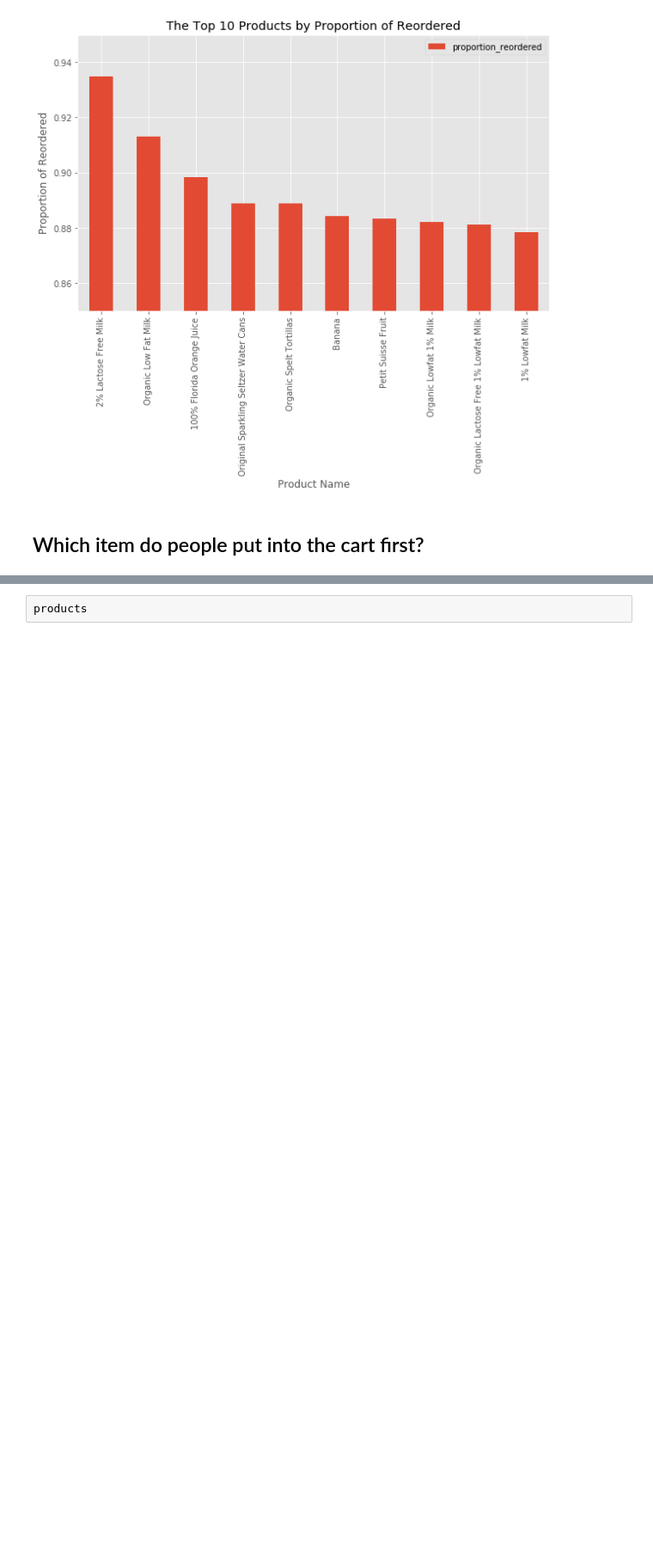
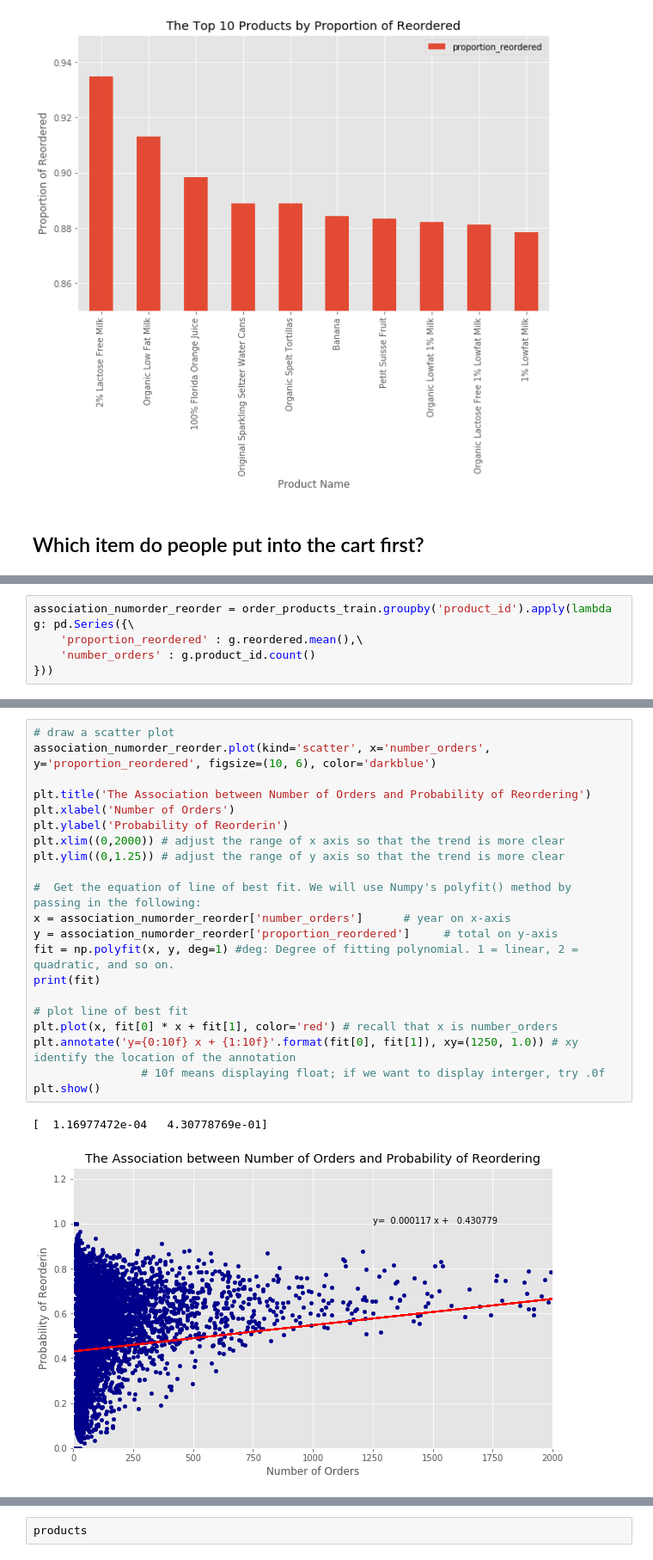
Before and after one commit to RachelPengmkt/Instacart-Market-Basket-Analysis-Exploratory-Analysis-Kaggle, a Jupyter notebook: Instacart-Market-Basket-Analysis-Exploratory-Analysis-Kaggle.ipynb, the cells around one changed output, grey strips where cells are left out. Shown at 86% size. Drawn from its saved outputs; the diff is of its cells as text; blank space fills up the shorter version.

```diff
--- a/Instacart-Market-Basket-Analysis-Exploratory-Analysis-Kaggle.ipynb
+++ b/Instacart-Market-Basket-Analysis-Exploratory-Analysis-Kaggle.ipynb
@@ -550,0 +693,5 @@ orders
+# %%
+association_numorder_reorder = order_products_train.groupby('product_id').apply(lambda g: pd.Series({\
+    'proportion_reordered' : g.reordered.mean(),\
+    'number_orders' : g.product_id.count()
+}))
@@ -550,0 +715,24 @@ orders
+# %%
+# draw a scatter plot
+association_numorder_reorder.plot(kind='scatter', x='number_orders', y='proportion_reordered', figsize=(10, 6), color='darkblue')
+
+plt.title('The Association between Number of Orders and Probability of Reordering')
+plt.xlabel('Number of Orders')
+plt.ylabel('Probability of Reorderin')
+plt.xlim((0,2000)) # adjust the range of x axis so that the trend is more clear
+plt.ylim((0,1.25)) # adjust the range of y axis so that the trend is more clear
+
+#  Get the equation of line of best fit. We will use Numpy's polyfit() method by passing in the following:
+x = association_numorder_reorder['number_orders']      # year on x-axis
+y = association_numorder_reorder['proportion_reordered']     # total on y-axis
+fit = np.polyfit(x, y, deg=1) #deg: Degree of fitting polynomial. 1 = linear, 2 = quadratic, and so on.
+print(fit)
+
+# plot line of best fit
+plt.plot(x, fit[0] * x + fit[1], color='red') # recall that x is number_orders
+plt.annotate('y={0:10f} x + {1:10f}'.format(fit[0], fit[1]), xy=(1250, 1.0)) # xy identify the location of the annotation
+                # 10f means displaying float; if we want to display interger, try .0f
+plt.show()
+# %% [output]
+[  1.16977472e-04   4.30778769e-01]
+[figure, added]
```
Also changed, not shown: parts of 34 cells of this notebook.
